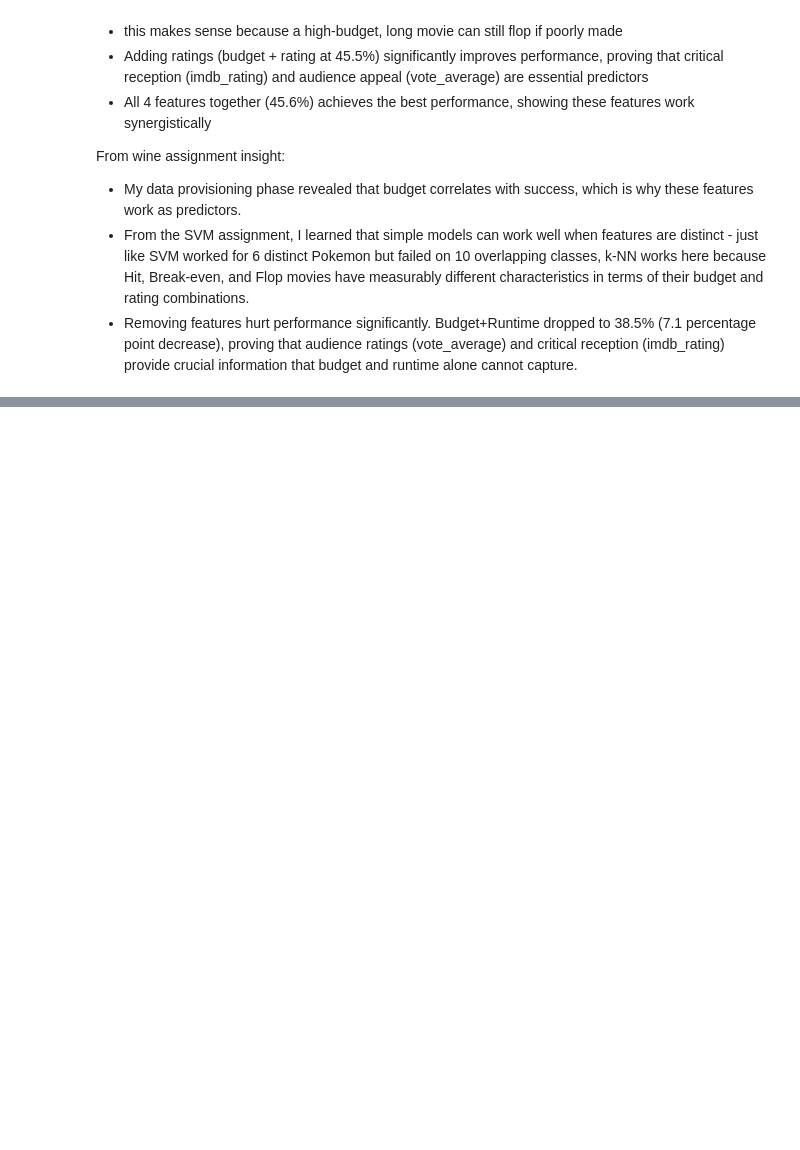
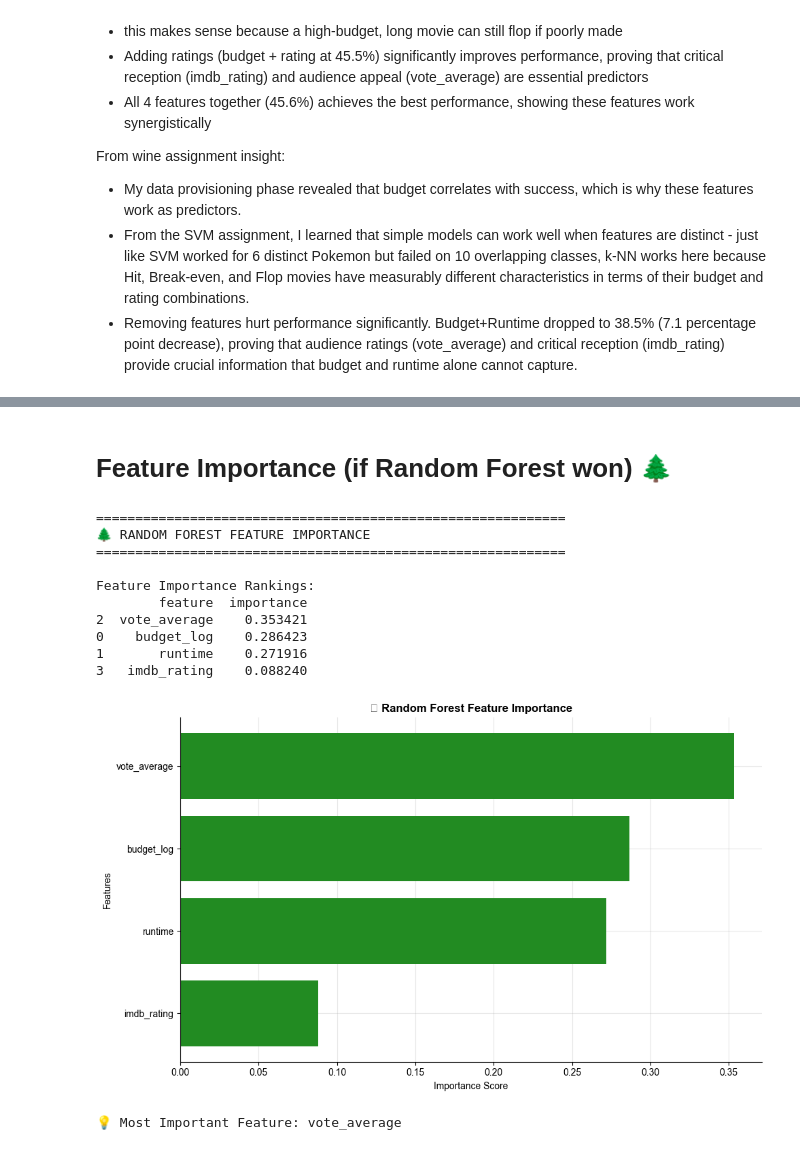
Before and after one commit to AntonDesigns/AI-ML-and-Data, a Jupyter notebook: AI ML Data/Project/Data Provisioning/Data-Provisioning.ipynb, the cells around one changed output, grey strips where cells are left out. Saved outputs shown, nothing was run; the diff lists cells and outputs as text; code cells hidden in the pictures; blank space fills up the shorter version.

Commit message:
Added files / updates
- Added week 8 for Group
- Made changes to Data provisioning
- Added iteration 1 with analyses

```diff
--- a/AI ML Data/Project/Data Provisioning/Data-Provisioning.ipynb
+++ b/AI ML Data/Project/Data Provisioning/Data-Provisioning.ipynb
@@ -993,0 +1155,39 @@ Class imbalance (Hit bias) confirmed through per-category evaluation
+# %% [markdown]
+# Feature Importance (if Random Forest won) 🌲
+# %%
+print("\n" + "="*60)
+print("🌲 RANDOM FOREST FEATURE IMPORTANCE")
+print("="*60)
+
+feature_importance = pd.DataFrame({
+    'feature': features,
+    'importance': rf_model.feature_importances_
+}).sort_values('importance', ascending=False)
+
+print("\nFeature Importance Rankings:")
+print(feature_importance)
+
+plt.figure(figsize=(10, 6))
+plt.barh(feature_importance['feature'], feature_importance['importance'],
+         color='forestgreen')
+plt.xlabel('Importance Score')
+plt.ylabel('Features')
+plt.title('🌲 Random Forest Feature Importance', fontweight='bold')
+plt.gca().invert_yaxis()
+plt.tight_layout()
+plt.show()
+
+print(f"\n💡 Most Important Feature: {feature_importance.iloc[0]['feature']}")
+# %% [output]
+============================================================
+🌲 RANDOM FOREST FEATURE IMPORTANCE
+============================================================
+
+Feature Importance Rankings:
+        feature  importance
+2  vote_average    0.353421
+0    budget_log    0.286423
+1       runtime    0.271916
+3   imdb_rating    0.088240
+[figure, added]
+💡 Most Important Feature: vote_average
```
Also changed, not shown: parts of 70 cells of this notebook, 6 other files.
